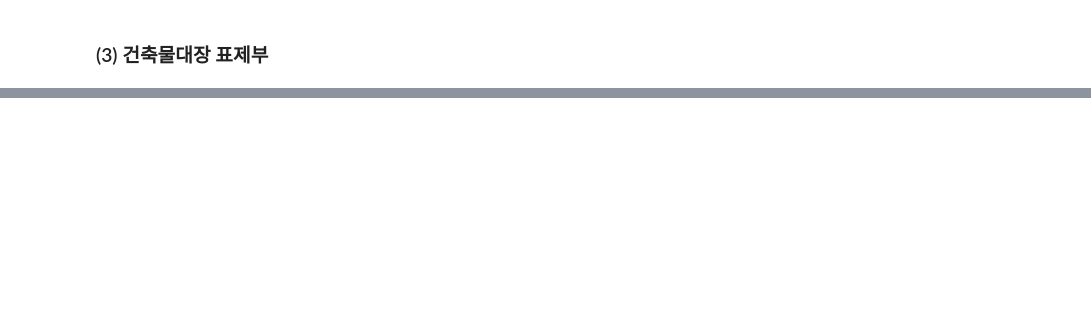
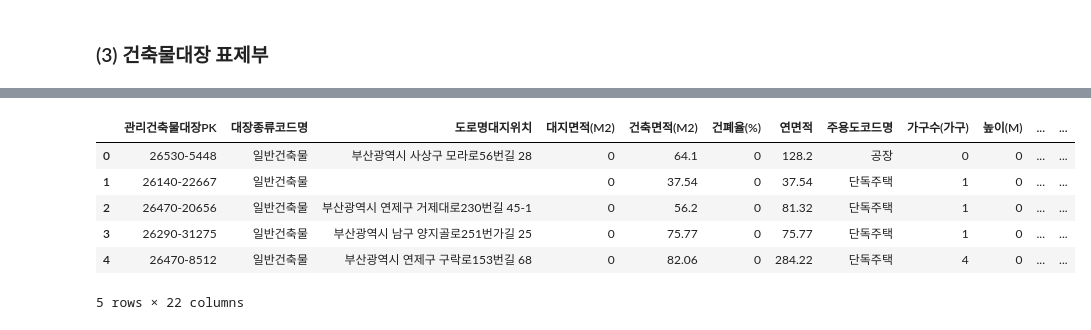
Before and after one commit to givemetarte/dask-bigdata-tutorial, a Jupyter notebook: merge-flooding-data.ipynb, the cells around one changed output, grey strips where cells are left out. Cells and saved outputs as stored; diff of their text form; code cells hidden in the pictures; blank space fills up the shorter version.

```diff
--- a/merge-flooding-data.ipynb
+++ b/merge-flooding-data.ipynb
@@ -109,0 +204,12 @@ Wall time: 1.61 s
+# %%
+#건축물대장 표제부
+busan_building = dd.read_csv("data/refined-data/busan-표제부.csv", encoding="utf-8", dtype=str, keep_default_na=False)
+busan_building.head()
+# %% [output]
+|  | 관리건축물대장PK | 대장종류코드명 | 도로명대지위치 | 대지면적(M2) | 건축면적(M2) | 건폐율(%) | 연면적 | 주용도코드명 | 가구수(가구) | 높이(M) | ... | ... |
+| 0 | 26530-5448 | 일반건축물 | 부산광역시 사상구 모라로56번길 28 | 0 | 64.1 | 0 | 128.2 | 공장 | 0 | 0 | ... | ... |
+| 1 | 26140-22667 | 일반건축물 |  | 0 | 37.54 | 0 | 37.54 | 단독주택 | 1 | 0 | ... | ... |
+| 2 | 26470-20656 | 일반건축물 | 부산광역시 연제구 거제대로230번길 45-1 | 0 | 56.2 | 0 | 81.32 | 단독주택 | 1 | 0 | ... | ... |
+| 3 | 26290-31275 | 일반건축물 | 부산광역시 남구 양지골로251번가길 25 | 0 | 75.77 | 0 | 75.77 | 단독주택 | 1 | 0 | ... | ... |
+| 4 | 26470-8512 | 일반건축물 | 부산광역시 연제구 구락로153번길 68 | 0 | 82.06 | 0 | 284.22 | 단독주택 | 4 | 0 | ... | ... |
+5 rows × 22 columns
```
Also changed, not shown: parts of 16 cells of this notebook.
